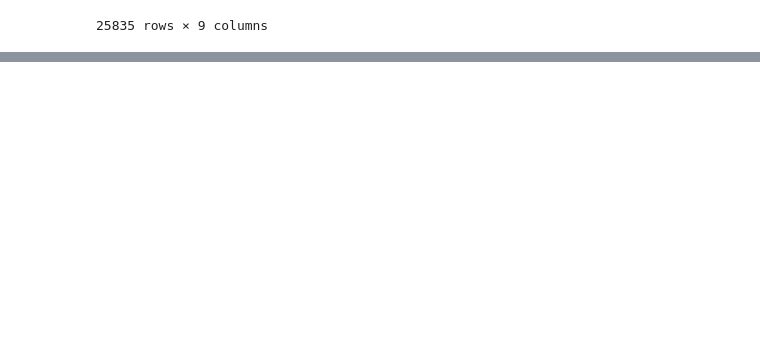
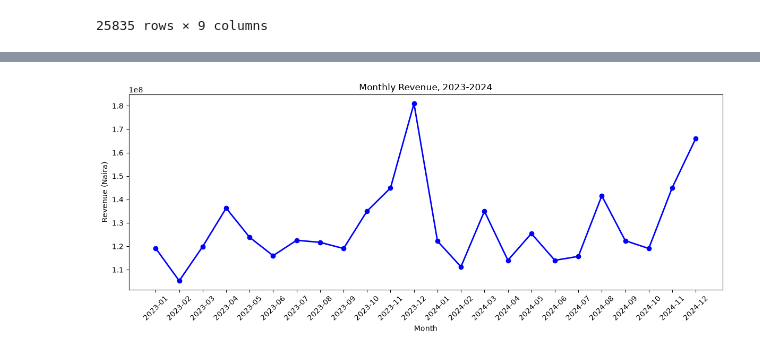
Before and after one commit to Ogidi-Peter/Retailpulse, a Jupyter notebook: notebook/02_eda_visualization.ipynb, the cells around one changed output, grey strips where cells are left out. Saved outputs shown, nothing was run; the diff lists cells and outputs as text; code cells hidden in the pictures; blank space fills up the shorter version.

```diff
--- a/notebook/02_eda_visualization.ipynb
+++ b/notebook/02_eda_visualization.ipynb
@@ -19,3 +19,6 @@ R_visual
 | 25833 | TXN108419 | 2023-08-01 | Store_C_PortHarcourt | Electronics | 48366.32 | 4 | 44.0 | card | ... |
 | 25834 | TXN119145 | 2024-04-23 | Store_C_PortHarcourt | Apparel | 8052.59 | 2 | 36.0 | card | ... |
 25835 rows × 9 columns
+# %%
+R_visual['monthly_revenue'] = R_visual['unit_price'] * R_visual['quantity']
+R_visual['monthly_revenue']
@@ -21,0 +38,13 @@ R_visual
+# %%
+monthly = R_visual.groupby(R_visual['date'].dt.to_period('M'))['monthly_revenue'].sum()
+
+plt.figure(figsize=(12, 5))
+plt.plot(monthly.index.astype(str), monthly.values, color='blue', marker='o', linewidth=2)
+plt.title("Monthly Revenue, 2023-2024")
+plt.xlabel("Month")
+plt.ylabel("Revenue (Naira)")
+plt.xticks(rotation=45)
+plt.tight_layout()
+plt.show()
+# %% [output]
+[figure, added]
```
Also changed, not shown: parts of 17 cells of this notebook.
